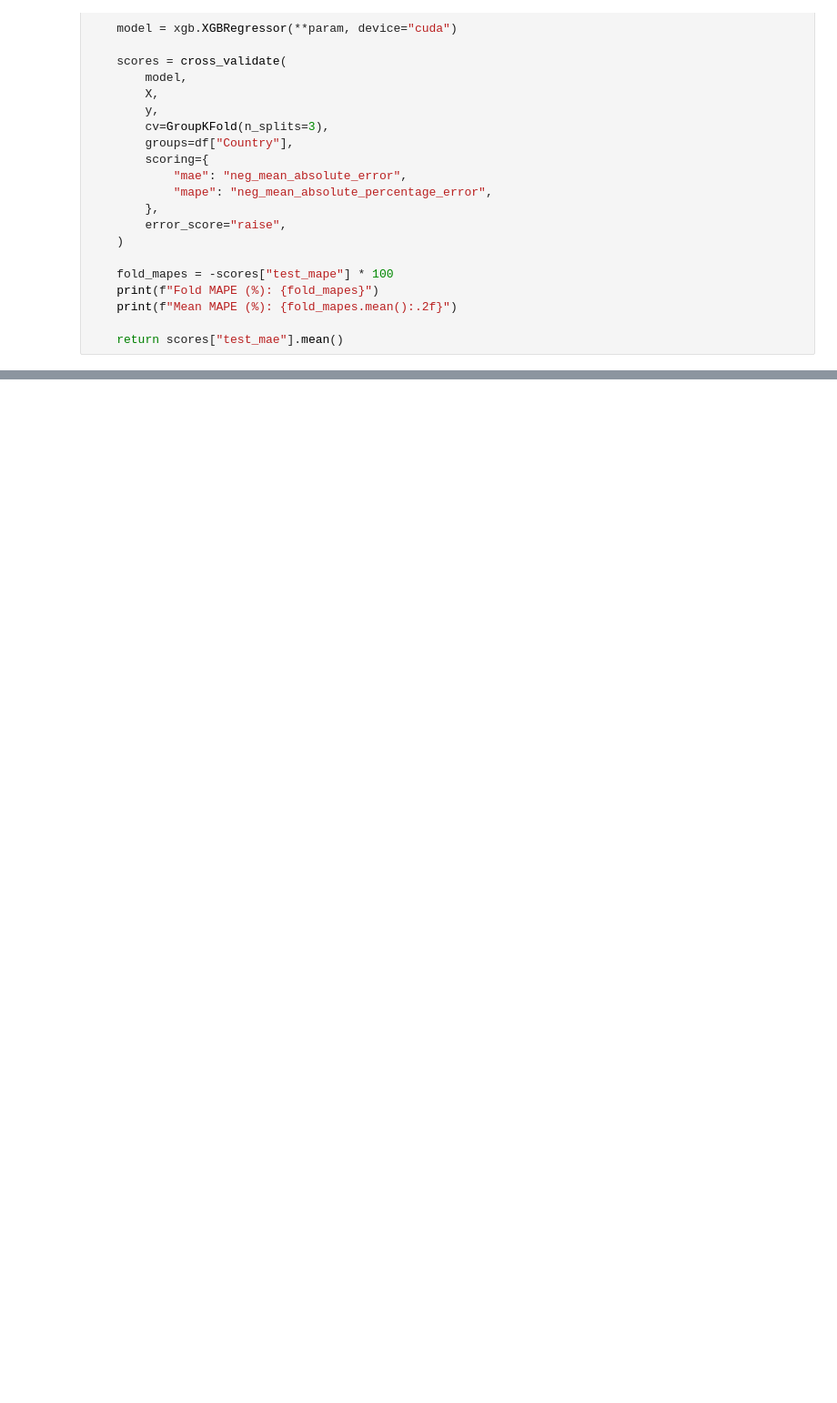
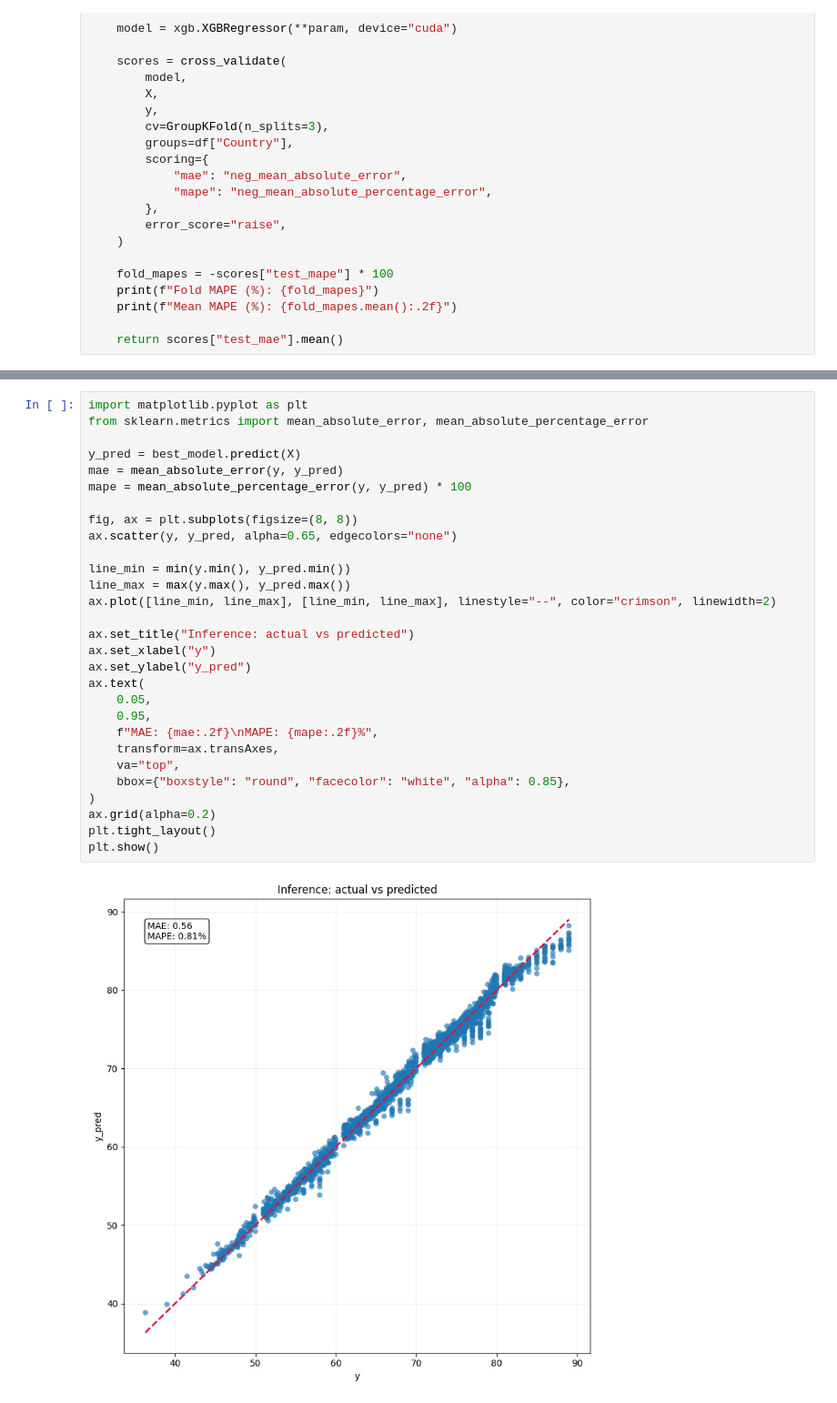
Before and after one commit to eryk-urbanski/regression-analysis, a Jupyter notebook: tuning_notebooks/grouped_tuning copy.ipynb, the cells around one changed output, grey strips where cells are left out. Shown at 91% size. Drawn from its saved outputs; the diff is of its cells as text; blank space fills up the shorter version.

Commit message:
Add section with holdout test and visualizations of pred vs true

```diff
--- a/tuning_notebooks/grouped_tuning copy.ipynb
+++ b/tuning_notebooks/grouped_tuning copy.ipynb
@@ -142,3 +142,34 @@ predictions[40:2000:200], y[40:2000:200], predictions.shape, y.shape
  Name: Life expectancy , dtype: float64,
  (2928,),
  (2928,))
+# %%
+import matplotlib.pyplot as plt
+from sklearn.metrics import mean_absolute_error, mean_absolute_percentage_error
+
+y_pred = best_model.predict(X)
+mae = mean_absolute_error(y, y_pred)
+mape = mean_absolute_percentage_error(y, y_pred) * 100
+
+fig, ax = plt.subplots(figsize=(8, 8))
+ax.scatter(y, y_pred, alpha=0.65, edgecolors="none")
+
+line_min = min(y.min(), y_pred.min())
+line_max = max(y.max(), y_pred.max())
+ax.plot([line_min, line_max], [line_min, line_max], linestyle="--", color="crimson", linewidth=2)
+
+ax.set_title("Inference: actual vs predicted")
+ax.set_xlabel("y")
+ax.set_ylabel("y_pred")
+ax.text(
+    0.05,
+    0.95,
+    f"MAE: {mae:.2f}\nMAPE: {mape:.2f}%",
+    transform=ax.transAxes,
+    va="top",
+    bbox={"boxstyle": "round", "facecolor": "white", "alpha": 0.85},
+)
+ax.grid(alpha=0.2)
+plt.tight_layout()
+plt.show()
+# %% [output]
+[figure, added]
```
Also changed, not shown: parts of 10 cells of this notebook.
